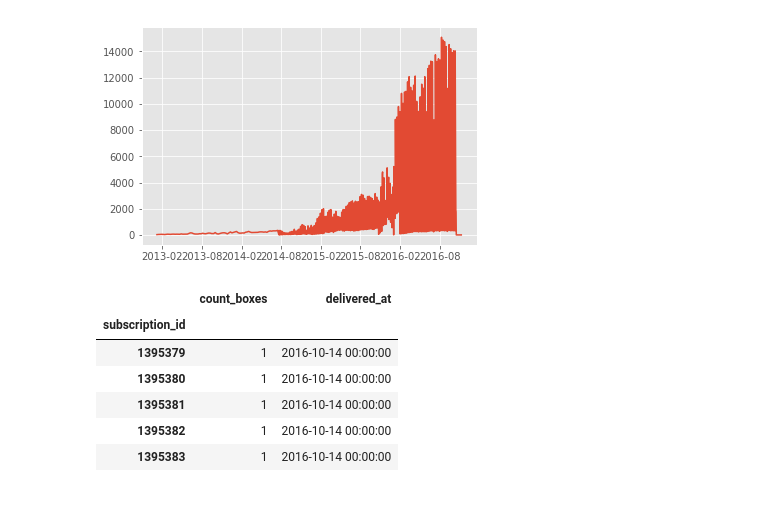
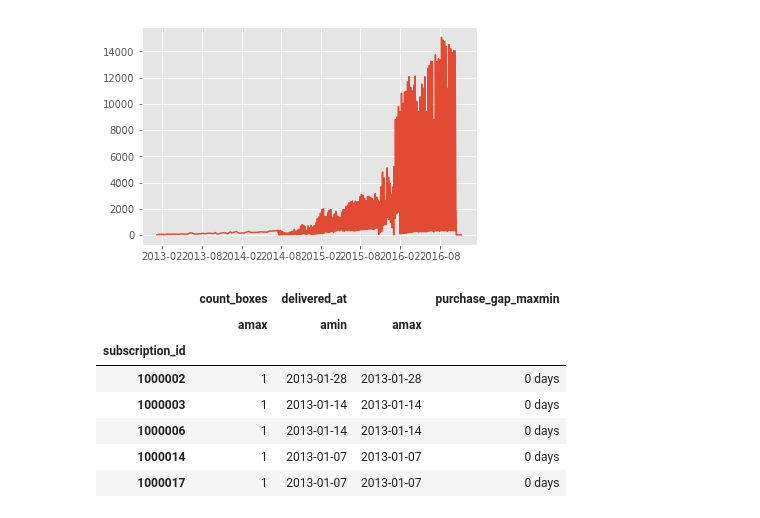
Before and after one commit to puneetjindal/r_python, a Jupyter notebook: meal_delivery/meal_delivery_eda.ipynb, the cells around one changed output. Saved outputs shown, nothing was run; the diff lists cells and outputs as text; code cells hidden in the pictures.

Commit message:
added basic dataframe  completion

```diff
--- a/meal_delivery/meal_delivery_eda.ipynb
+++ b/meal_delivery/meal_delivery_eda.ipynb
@@ -25,13 +21,17 @@ plt.show()
 # %% [output]
 [figure]
 # %%
-last_purchase_dist = sub[['subscription_id','delivered_at','count_boxes']].groupby(['subscription_id']).agg({'delivered_at':np.max,'count_boxes':np.max})
-last_purchase_dist.tail()
+last_purchase_dist = sub[['subscription_id','delivered_at','count_boxes']].groupby(['subscription_id']).agg({'delivered_at':[np.min,np.max],'count_boxes':np.max})
+last_purchase_dist.head()
+last_purchase_dist['purchase_gap_maxmin'] = last_purchase_dist['delivered_at']['amax'] - last_purchase_dist['delivered_at']['amin']
+last_purchase_dist[last_purchase_dist['purchase_gap_maxmin'] == '0 days'].head()
+# so we have approx 65% customers as repeat customers
 # %% [output]
-|  | count_boxes | delivered_at |
-| subscription_id |  |  |
-| 1395379 | 1 | 2016-10-14 00:00:00 |
-| 1395380 | 1 | 2016-10-14 00:00:00 |
-| 1395381 | 1 | 2016-10-14 00:00:00 |
-| 1395382 | 1 | 2016-10-14 00:00:00 |
-| 1395383 | 1 | 2016-10-14 00:00:00 |
+|  | count_boxes | delivered_at |  | purchase_gap_maxmin |
+|  | amax | amin | amax |  |
+| subscription_id |  |  |  |  |
+| 1000002 | 1 | 2013-01-28 | 2013-01-28 | 0 days |
+| 1000003 | 1 | 2013-01-14 | 2013-01-14 | 0 days |
+| 1000006 | 1 | 2013-01-14 | 2013-01-14 | 0 days |
+| 1000014 | 1 | 2013-01-07 | 2013-01-07 | 0 days |
+| 1000017 | 1 | 2013-01-07 | 2013-01-07 | 0 days |
```
Also changed, not shown: parts of 35 cells of this notebook.
